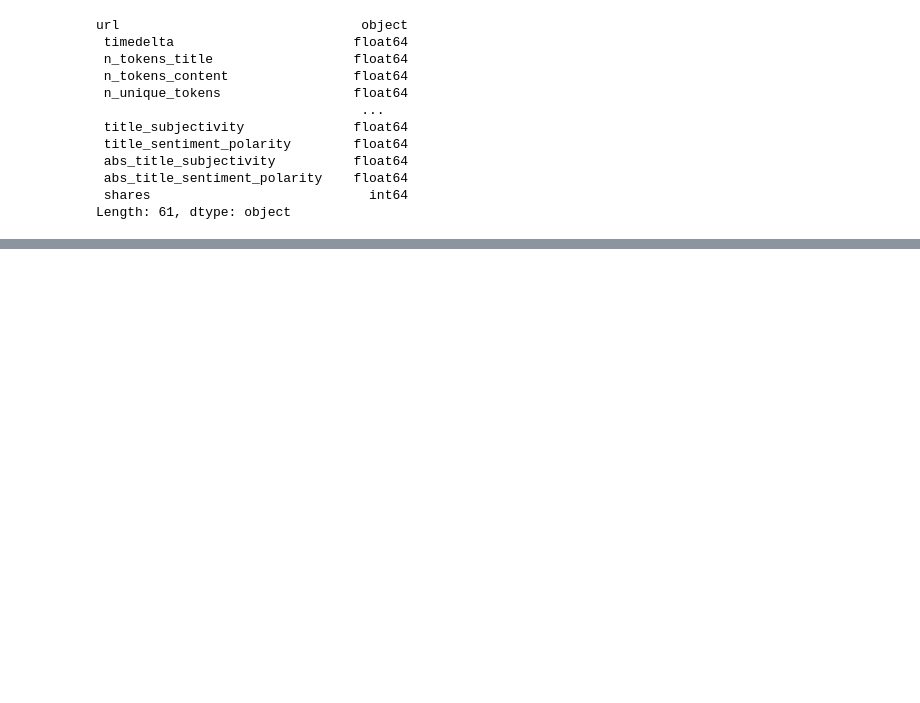
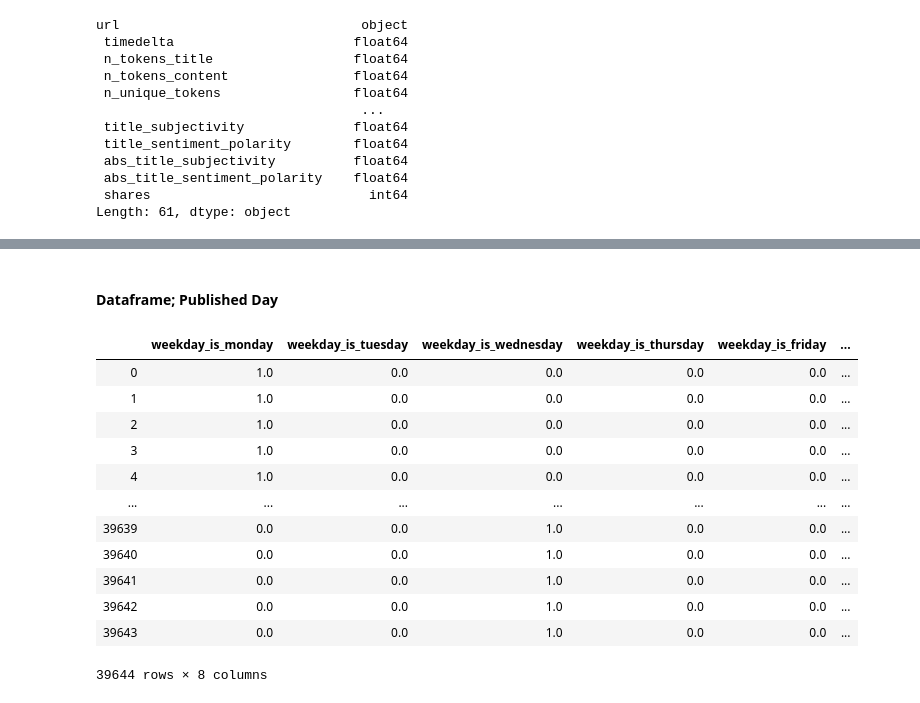
Before and after one commit to akshaynayanravi/news_popularity_online, a Jupyter notebook: news_popularity_online_prediction.ipynb, the cells around one changed output, grey strips where cells are left out. Cells and saved outputs as stored; diff of their text form; code cells hidden in the pictures; blank space fills up the shorter version.

```diff
--- a/news_popularity_online_prediction.ipynb
+++ b/news_popularity_online_prediction.ipynb
@@ -102,0 +240,18 @@ Length: 61, dtype: object
+# %% [markdown]
+#### Dataframe; Published Day
+# %%
+data_raw[[' weekday_is_monday', ' weekday_is_tuesday', ' weekday_is_wednesday', ' weekday_is_thursday', ' weekday_is_friday', ' weekday_is_saturday', ' weekday_is_sunday', ' is_weekend']]
+# %% [output]
+|  | weekday_is_monday | weekday_is_tuesday | weekday_is_wednesday | weekday_is_thursday | weekday_is_friday | ... |
+| 0 | 1.0 | 0.0 | 0.0 | 0.0 | 0.0 | ... |
+| 1 | 1.0 | 0.0 | 0.0 | 0.0 | 0.0 | ... |
+| 2 | 1.0 | 0.0 | 0.0 | 0.0 | 0.0 | ... |
+| 3 | 1.0 | 0.0 | 0.0 | 0.0 | 0.0 | ... |
+| 4 | 1.0 | 0.0 | 0.0 | 0.0 | 0.0 | ... |
+| ... | ... | ... | ... | ... | ... | ... |
+| 39639 | 0.0 | 0.0 | 1.0 | 0.0 | 0.0 | ... |
+| 39640 | 0.0 | 0.0 | 1.0 | 0.0 | 0.0 | ... |
+| 39641 | 0.0 | 0.0 | 1.0 | 0.0 | 0.0 | ... |
+| 39642 | 0.0 | 0.0 | 1.0 | 0.0 | 0.0 | ... |
+| 39643 | 0.0 | 0.0 | 1.0 | 0.0 | 0.0 | ... |
+39644 rows × 8 columns
```
Also changed, not shown: parts of 9 cells of this notebook.
